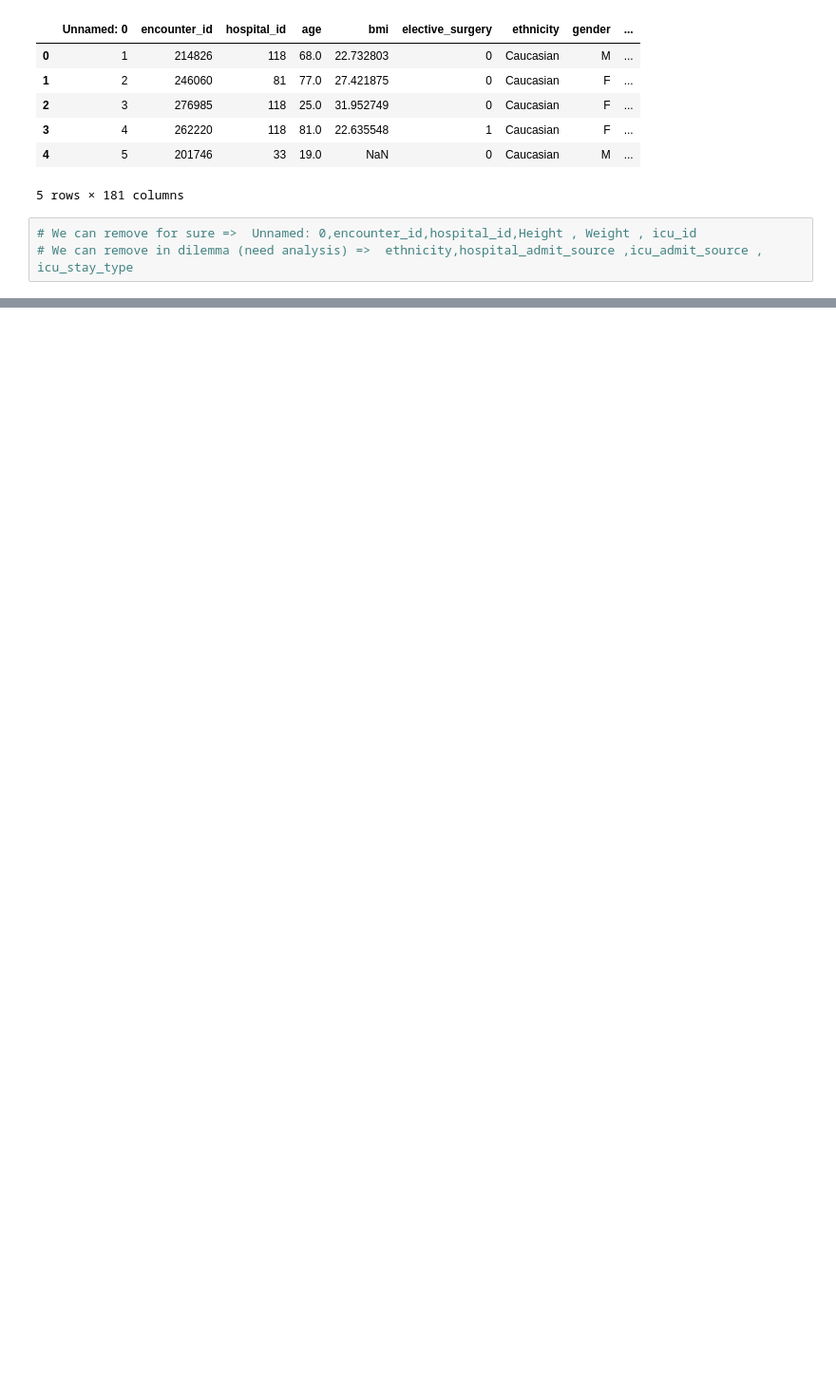
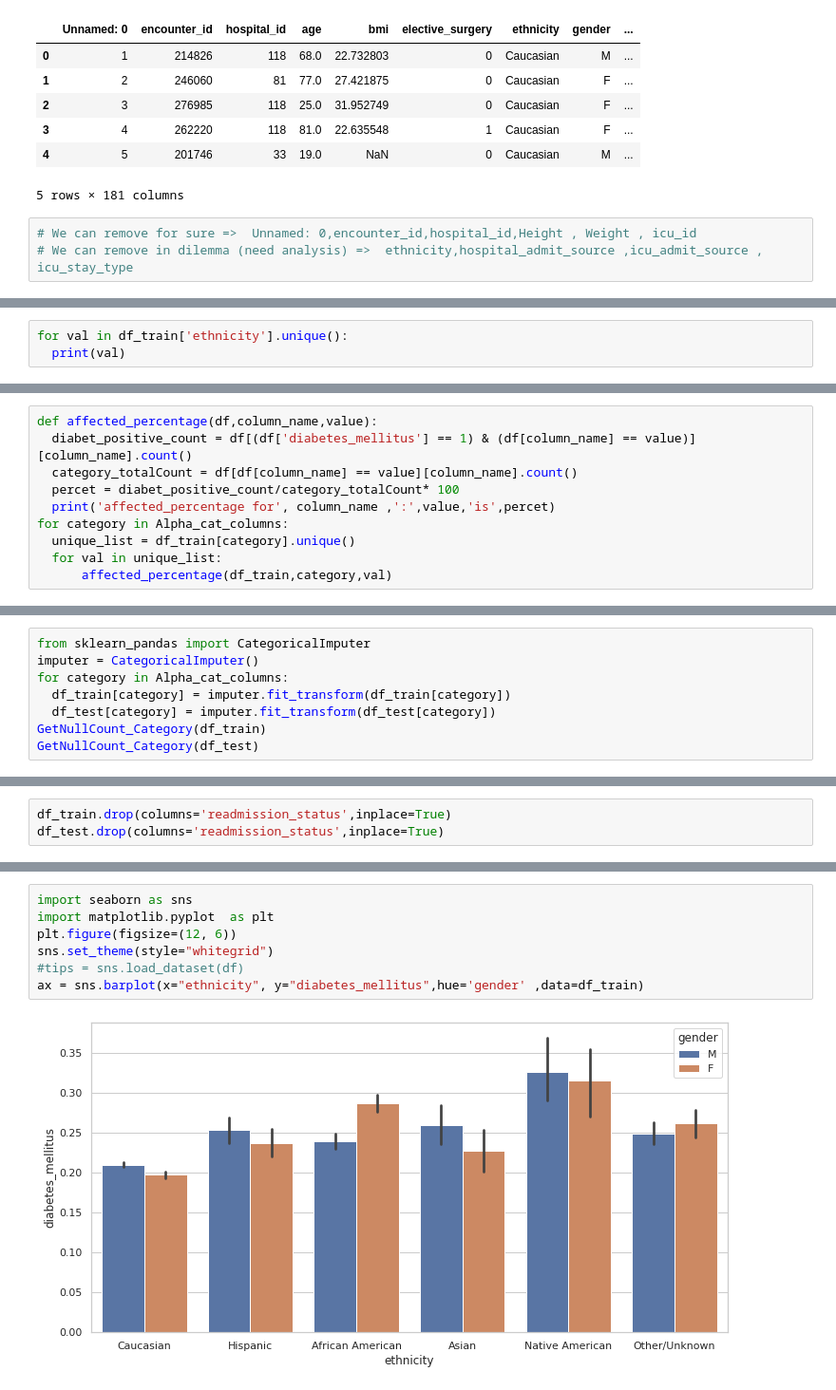
Before and after one commit to WIDS-Datathon-ScienceSparkerz/Priya, a Jupyter notebook: WIDS_Datathon_Exploratory_Analysis.ipynb, the cells around one changed output, grey strips where cells are left out. Shown at 95% size. Cells and saved outputs as stored; diff of their text form; blank space fills up the shorter version.

```diff
--- a/WIDS_Datathon_Exploratory_Analysis.ipynb
+++ b/WIDS_Datathon_Exploratory_Analysis.ipynb
@@ -206,0 +98,3 @@ df[df['icu_admit_source'].isnull() & df['hospital_admit_source'].notnull()]
+# %%
+for val in df_train['ethnicity'].unique():
+  print(val)
@@ -206,0 +109,10 @@ df[df['icu_admit_source'].isnull() & df['hospital_admit_source'].notnull()]
+# %%
+def affected_percentage(df,column_name,value):
+  diabet_positive_count = df[(df['diabetes_mellitus'] == 1) & (df[column_name] == value)][column_name].count()
+  category_totalCount = df[df[column_name] == value][column_name].count()
+  percet = diabet_positive_count/category_totalCount* 100
+  print('affected_percentage for', column_name ,':',value,'is',percet)
+for category in Alpha_cat_columns:
+  unique_list = df_train[category].unique()
+  for val in unique_list:
+      affected_percentage(df_train,category,val)
@@ -206,0 +193,8 @@ df[df['icu_admit_source'].isnull() & df['hospital_admit_source'].notnull()]
+# %%
+from sklearn_pandas import CategoricalImputer
+imputer = CategoricalImputer()
+for category in Alpha_cat_columns:
+  df_train[category] = imputer.fit_transform(df_train[category])
+  df_test[category] = imputer.fit_transform(df_test[category])
+GetNullCount_Category(df_train)
+GetNullCount_Category(df_test)
@@ -206,0 +258,3 @@ df[df['icu_admit_source'].isnull() & df['hospital_admit_source'].notnull()]
+# %%
+df_train.drop(columns='readmission_status',inplace=True)
+df_test.drop(columns='readmission_status',inplace=True)
@@ -206,0 +342,9 @@ df[df['icu_admit_source'].isnull() & df['hospital_admit_source'].notnull()]
+# %%
+import seaborn as sns
+import matplotlib.pyplot  as plt
+plt.figure(figsize=(12, 6))
+sns.set_theme(style="whitegrid")
+#tips = sns.load_dataset(df)
+ax = sns.barplot(x="ethnicity", y="diabetes_mellitus",hue='gender' ,data=df_train)
+# %% [output]
+[figure, added]
```
Also changed, not shown: parts of 66 cells of this notebook.
